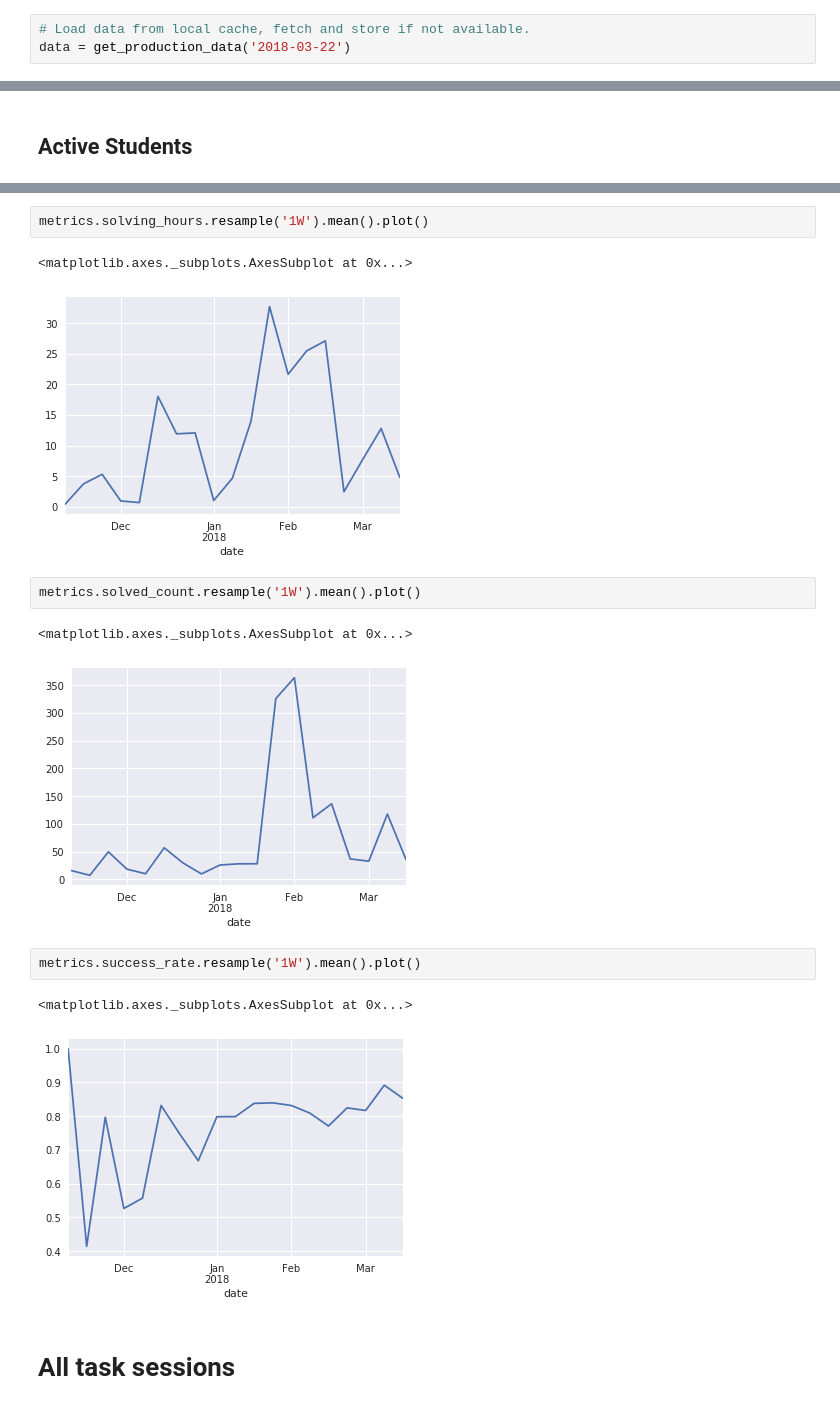
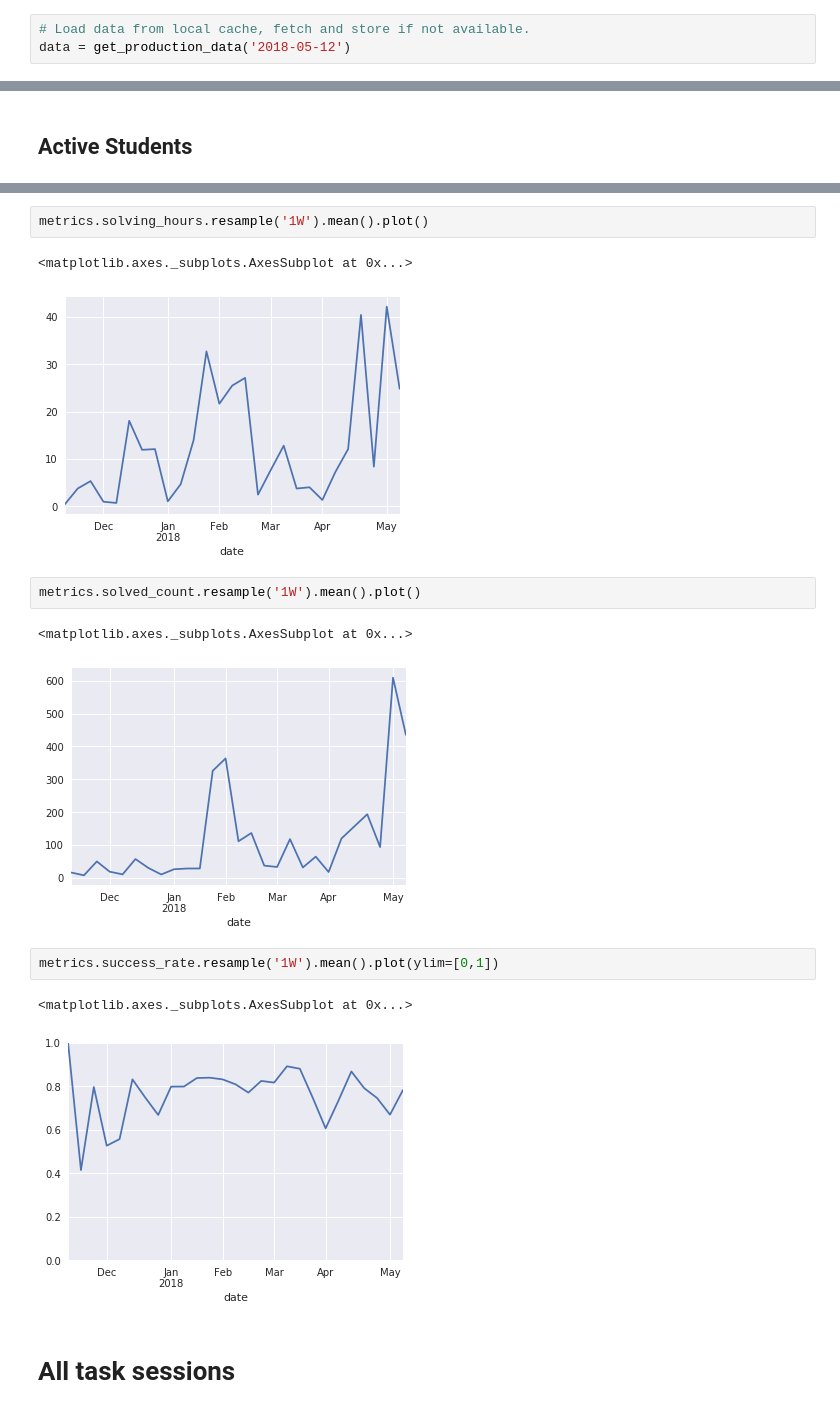
Before and after one commit to adaptive-learning/robomission, a Jupyter notebook: backend/monitoring/notebooks/monitoring_template.ipynb, the cells around one changed output, grey strips where cells are left out. Drawn from its saved outputs; the diff is of its cells as text.

```diff
--- a/backend/monitoring/notebooks/monitoring_template.ipynb
+++ b/backend/monitoring/notebooks/monitoring_template.ipynb
@@ -16,5 +16,5 @@ sns.set()
 pd.options.display.float_format = '{:.2f}'.format
 # %%
 # Load data from local cache, fetch and store if not available.
-data = get_production_data('2018-03-22')
+data = get_production_data('2018-05-12')
 # %% [output]
@@ -49,17 +45,17 @@ metrics.active_students.resample('1W').mean().plot()
 metrics.solving_hours.resample('1W').mean().plot()
 # %% [output]
 <matplotlib.axes._subplots.AxesSubplot at 0x...>
-[figure, old version]
+[figure, new version]
 # %%
 metrics.solved_count.resample('1W').mean().plot()
 # %% [output]
 <matplotlib.axes._subplots.AxesSubplot at 0x...>
-[figure, old version]
+[figure, new version]
 # %%
-metrics.success_rate.resample('1W').mean().plot()
+metrics.success_rate.resample('1W').mean().plot(ylim=[0,1])
 # %% [output]
 <matplotlib.axes._subplots.AxesSubplot at 0x...>
-[figure, old version]
+[figure, new version]
 # %% [markdown]
 # All task sessions
 # %% [markdown]
```
Also changed, not shown: parts of 9 cells of this notebook, 1 other file.
